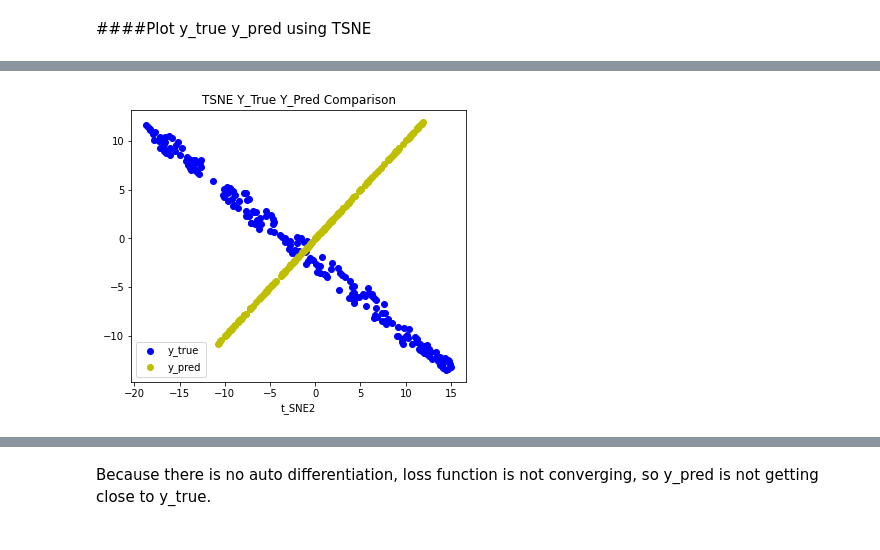
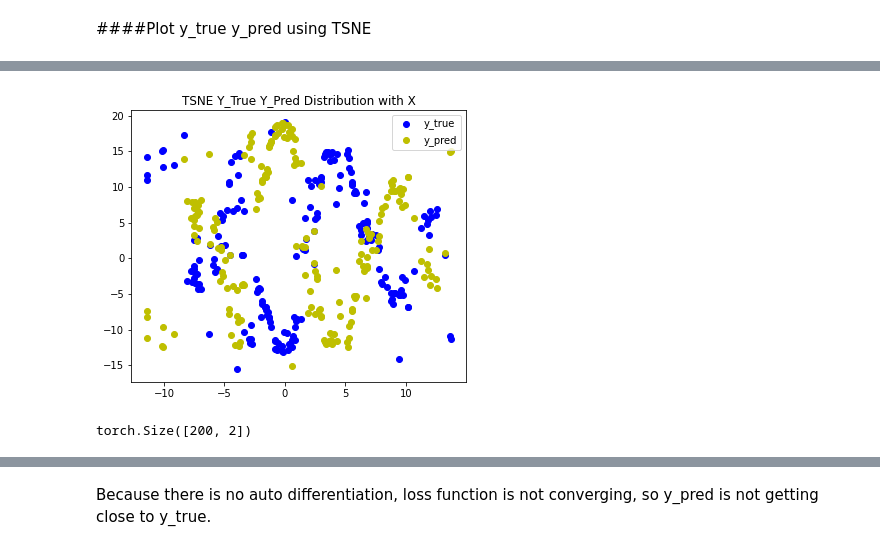
Before and after one commit to YuxingW/deep_learning, a Jupyter notebook: hw3/partb2_pytorch_auto_differentiation.ipynb, the cells around one changed output, grey strips where cells are left out. Saved outputs shown, nothing was run; the diff lists cells and outputs as text; code cells hidden in the pictures.

```diff
--- a/hw3/partb2_pytorch_auto_differentiation.ipynb
+++ b/hw3/partb2_pytorch_auto_differentiation.ipynb
@@ -27,7 +32,7 @@ x: torch.Size([200, 3]), weights: torch.Size([3, 2]), bias: torch.Size([2]), y:
 #### Define model and loss
 # %%
 def model(x, weights, bias):
-    return torch.mm(x, weights) + bias
+    return torch.mm(x ** 2, weights) + torch.mm(x, weights) + bias
 # %%
 def loss_fn(y_pred, y_true):
     squared_diffs = (y_pred - y_true)**2
@@ -40,3 +42,9 @@ bias = torch.tensor([0.1, 0.1])
+# %%
+bias = np.array([0.1, 0.1])
+bias = torch.tensor(bias, requires_grad=True)
+
+weights = np.array([[1.0, 1.0, 1.0],[1.0, 1.0, 1.0],]).T
+weights = torch.tensor(weights, requires_grad=True)
 # %%
 import torch.optim as optim
 # %% [markdown]
@@ -66,21 +73,16 @@ def training_loop(n_epochs, optimizer, weights, bias, x, y):
         loss = loss_fn(y_pred, y)
 
         optimizer.zero_grad()
-        #loss.backward()
+        loss.backward()
         optimizer.step()
 
-        if epoch % 500 == 0:
+        if epoch % 40000 == 0:
             print('Epoch %d, Loss %f' % (epoch, float(loss)))
 
-    return params
+    return y_pred
 # %%
-#params = torch.tensor([1.0, 0.0], requires_grad=False)
-
-learning_rate = 1e-2
-optimizer = optim.SGD([params], lr=learning_rate) # <1>
-
-training_loop(
-    n_epochs = 5000,
+y_pred = training_loop(
+    n_epochs = 400000,
     optimizer = optimizer,
     weights = weights,
     bias = bias,
@@ -139,4 +135,8 @@ plot_distribution(x, y_true, y_pred)
-# %%
-plot_comparison(y_true, y_pred)
-# %% [output]
-[figure, removed]
+# %%
+plot_distribution(x.detach().numpy(), y.detach().numpy(), y_pred.detach().numpy())
+# %% [output]
+[figure, added]
+# %%
+y_pred.shape
+# %% [output]
+torch.Size([200, 2])
```
Also changed, not shown: parts of 9 cells of this notebook.
